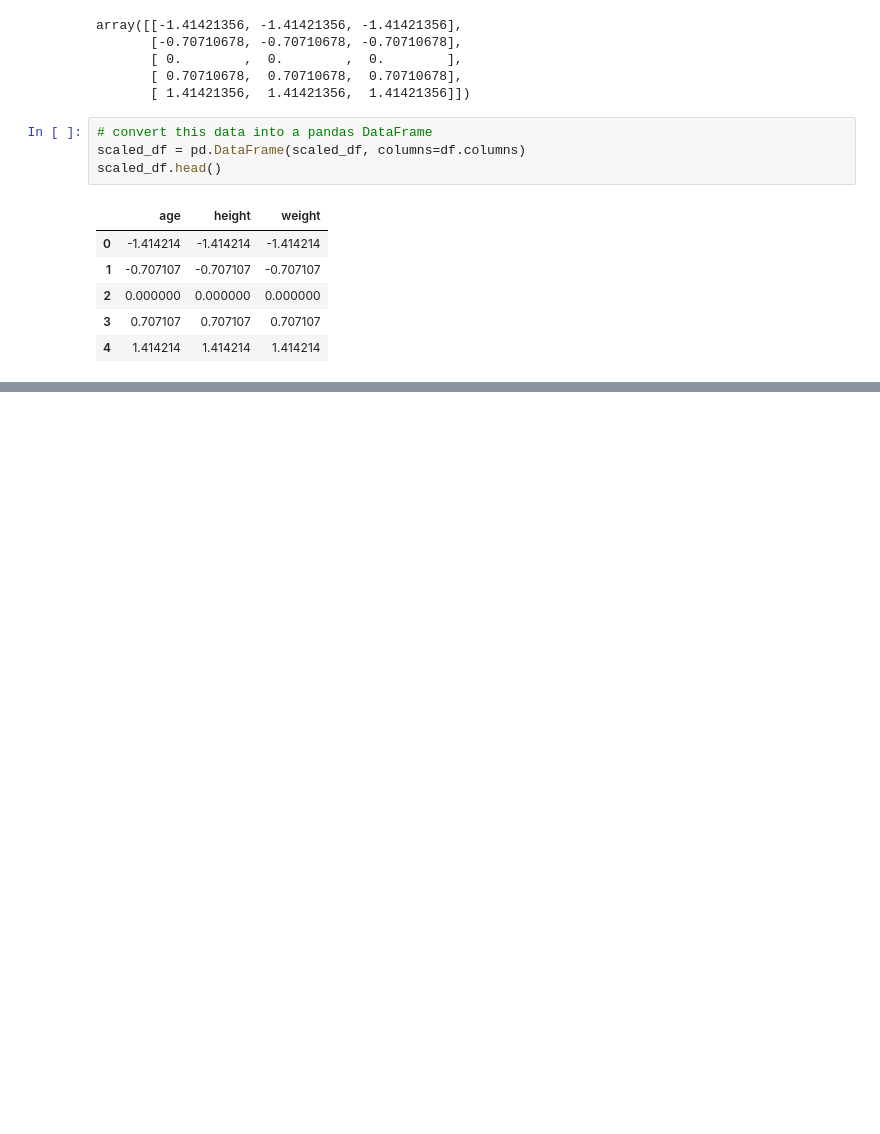
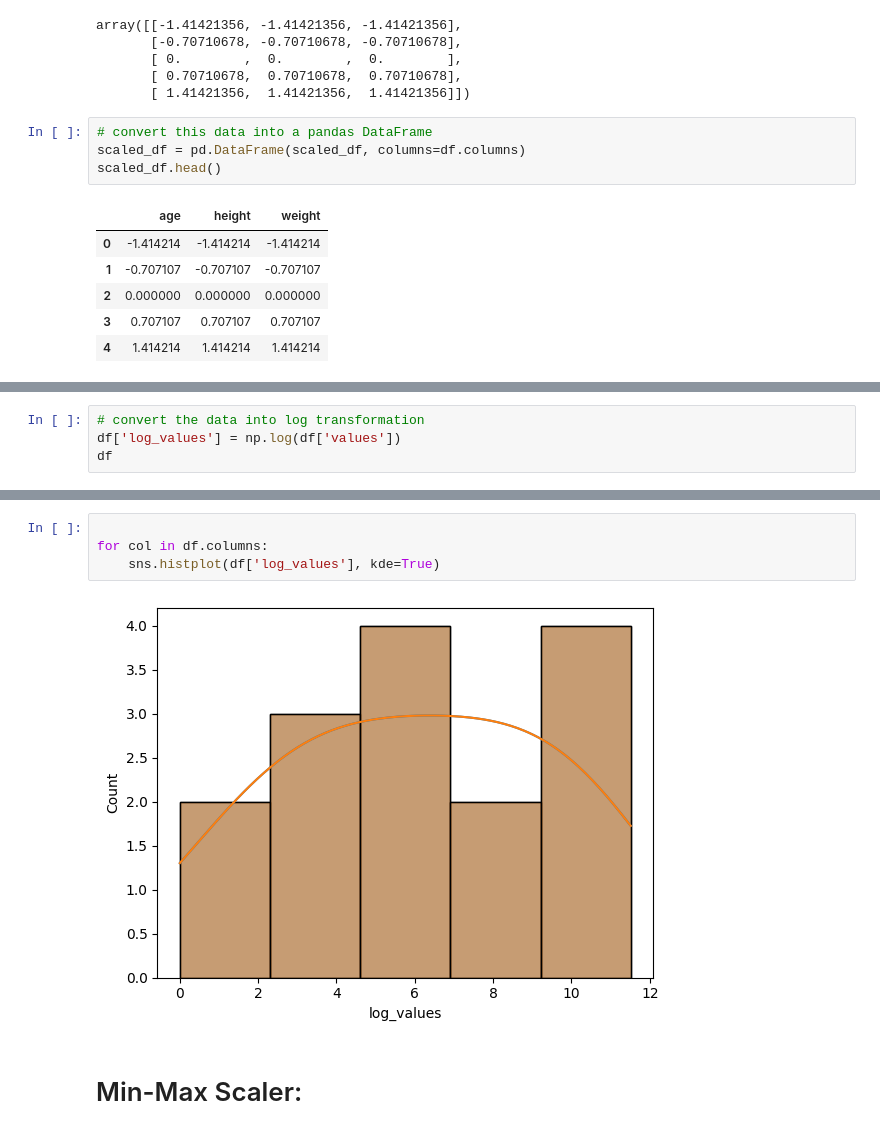
Before and after one commit to mianabdulbasit-tech/Data-Science-And-AI, a Jupyter notebook: 07_machine_learning/06_scaling.ipynb, the cells around one changed output, grey strips where cells are left out. Saved outputs shown, nothing was run; the diff lists cells and outputs as text; blank space fills up the shorter version.

```diff
--- a/07_machine_learning/06_scaling.ipynb
+++ b/07_machine_learning/06_scaling.ipynb
@@ -59,0 +139,4 @@ scaled_df.head()
+# %%
+# convert the data into log transformation
+df['log_values'] = np.log(df['values'])
+df
@@ -59,0 +160,8 @@ scaled_df.head()
+# %%
+
+for col in df.columns:
+    sns.histplot(df['log_values'], kde=True)
+# %% [output]
+[figure, added]
+# %% [markdown]
+# Min-Max Scaler:
```
Also changed, not shown: parts of 23 cells of this notebook.
